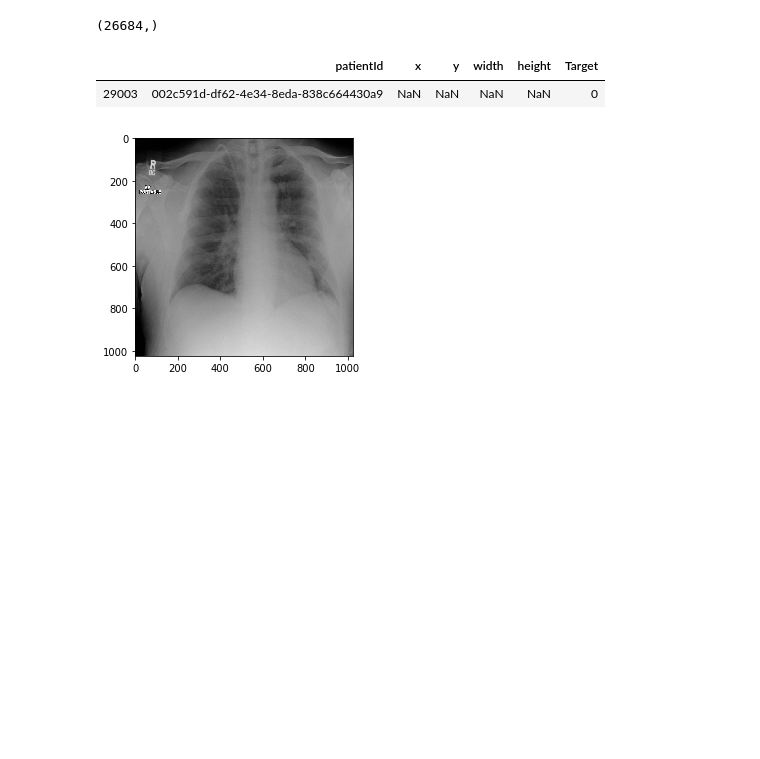
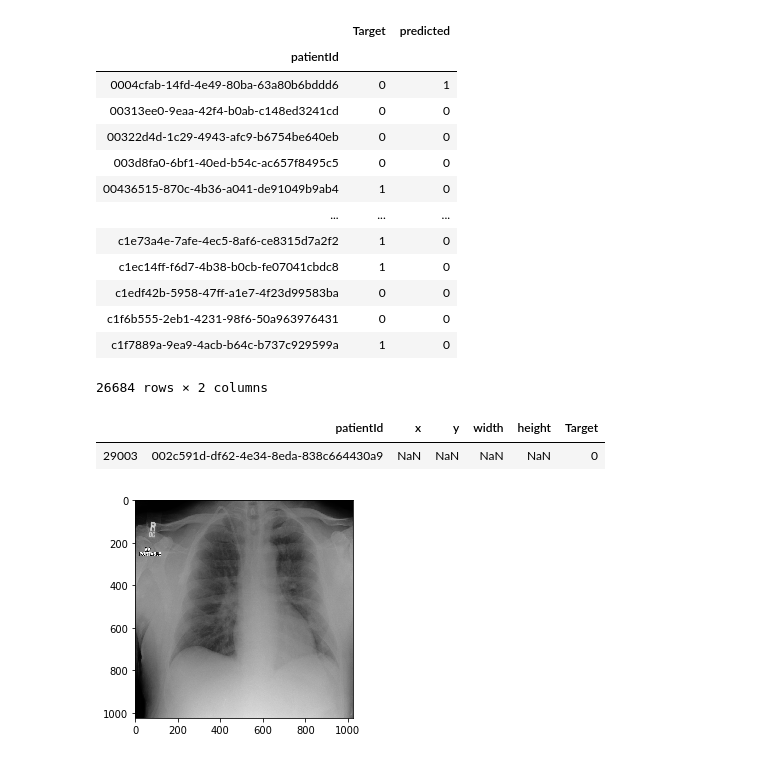
Before and after one commit to chekirou/Pneumonia_Classification, a Jupyter notebook: datasets/Untitled.ipynb, the cells around one changed output. Cells and saved outputs as stored; diff of their text form; code cells hidden in the pictures; blank space fills up the shorter version.

Commit message:
add results

```diff
--- a/datasets/Untitled.ipynb
+++ b/datasets/Untitled.ipynb
@@ -5,9 +6,33 @@ import pdb
 # %%
-data = pd.read_csv("stage_2_train_labels.csv")
+label_data = pd.read_csv("stage_2_train_labels.csv")
-# %%
-data.patientId.unique().shape
-# %% [output]
-(26684,)
+# %%
+columns = ['patientId', 'Target']
+
+label_data = label_data.filter(columns).drop_duplicates()
+
+
+train_labels, val_labels = train_test_split(label_data.values, test_size=0.2, random_state=0)
+# %%
+results = pd.DataFrame(data= label_data, columns= ['patientId', 'Target'] )
+results.set_index('patientId', inplace=True)
+results["predicted"] = 0
+# %%
+results.at['0004cfab-14fd-4e49-80ba-63a80b6bddd6', 'predicted'] = 1
+# %% [output]
+|  | Target | predicted |
+| patientId |  |  |
+| 0004cfab-14fd-4e49-80ba-63a80b6bddd6 | 0 | 1 |
+| 00313ee0-9eaa-42f4-b0ab-c148ed3241cd | 0 | 0 |
+| 00322d4d-1c29-4943-afc9-b6754be640eb | 0 | 0 |
+| 003d8fa0-6bf1-40ed-b54c-ac657f8495c5 | 0 | 0 |
+| 00436515-870c-4b36-a041-de91049b9ab4 | 1 | 0 |
+| ... | ... | ... |
+| c1e73a4e-7afe-4ec5-8af6-ce8315d7a2f2 | 1 | 0 |
+| c1ec14ff-f6d7-4b38-b0cb-fe07041cbdc8 | 1 | 0 |
+| c1edf42b-5958-47ff-a1e7-4f23d99583ba | 0 | 0 |
+| c1f6b555-2eb1-4231-98f6-50a963976431 | 0 | 0 |
+| c1f7889a-9ea9-4acb-b64c-b737c929599a | 1 | 0 |
+26684 rows × 2 columns
 # %%
 import torch
 from torch.utils.data import Dataset
```
Also changed, not shown: parts of 1 cell of this notebook, 1 other file.
